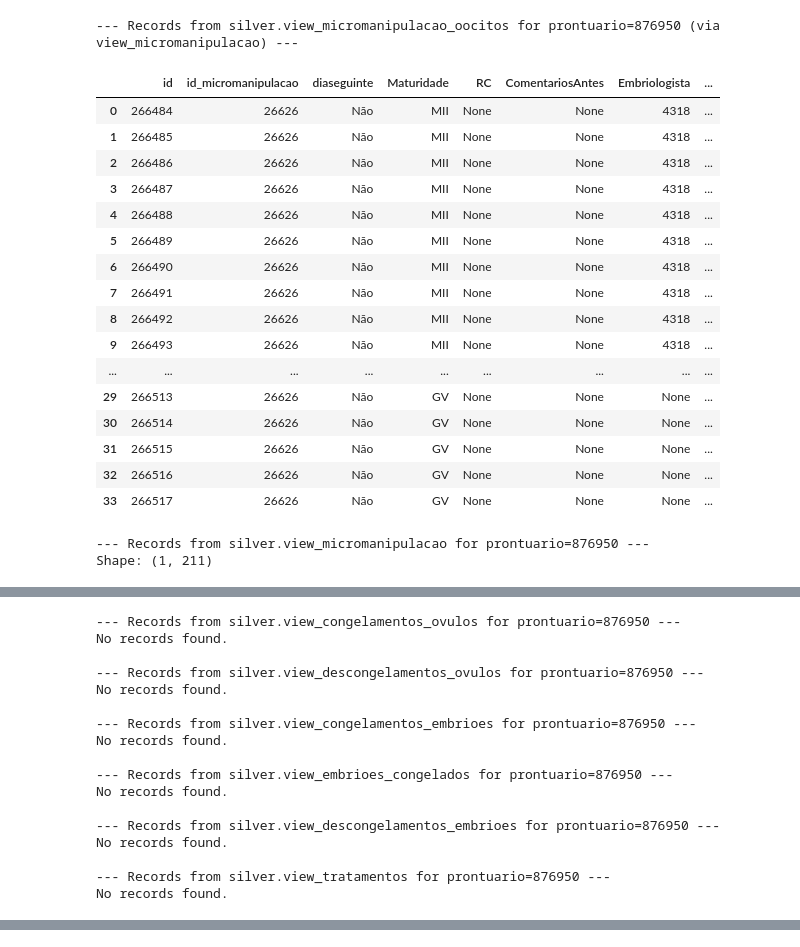
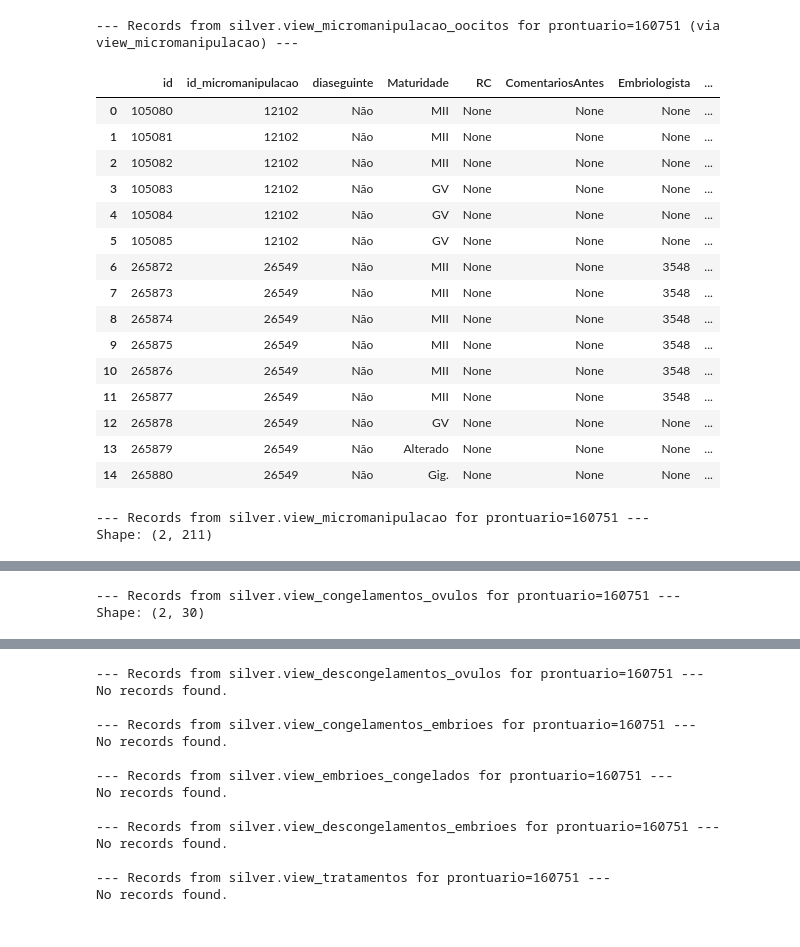
Before and after one commit to bobbypestana/embryoscope-extraction, a Jupyter notebook: clinisys/explore/explores_prontuario.ipynb, the cells around one changed output, grey strips where cells are left out. Cells and saved outputs as stored; diff of their text form; code cells hidden in the pictures.

```diff
--- a/clinisys/explore/explores_prontuario.ipynb
+++ b/clinisys/explore/explores_prontuario.ipynb
@@ -28,7 +28,7 @@ micromanip_oocitos_table = 'view_micromanipulacao_oocitos'
 
 
 # Prompt for prontuario
-prontuario = '876950' #'160751' #'171805'
+prontuario = '160751' #'160751' #'171805'
 
 # Connect to DuckDB
 db = duckdb.connect(DB_PATH)
@@ -53,50 +53,49 @@ try:
         if not df.empty:
             display(df)
         else:
             print('No records found.')
     else:
         print('No matching codigo_ficha found in view_micromanipulacao.')
 except Exception as e:
     print(f'Error querying {use_schema}.{micromanip_oocitos_table}:', e)
 
 
 for table in silver_tables:
     print(f'\n--- Records from {use_schema}.{table} for prontuario={prontuario} ---')
     # Some tables may not have prontuario, so try/except
     try:
         df = db.execute(f"""
             SELECT * FROM {use_schema}.{table}
             WHERE prontuario = ?
             order by 1
         """, [prontuario]).df()
         if not df.empty:
             print(f'Shape: {df.shape}')
             display(df)
         else:
             print('No records found.')
     except Exception as e:
         print(f'Error querying {use_schema}.{table}:', e)
 
 db.close()
 # %% [output]
---- Records from silver.view_micromanipulacao_oocitos for prontuario=876950 (via view_micromanipulacao) ---
+--- Records from silver.view_micromanipulacao_oocitos for prontuario=160751 (via view_micromanipulacao) ---
 |  | id | id_micromanipulacao | diaseguinte | Maturidade | RC | ComentariosAntes | Embriologista | ... |
-| 0 | 266484 | 26626 | Não | MII | None | None | 4318 | ... |
-| 1 | 266485 | 26626 | Não | MII | None | None | 4318 | ... |
-| 2 | 266486 | 26626 | Não | MII | None | None | 4318 | ... |
-| 3 | 266487 | 26626 | Não | MII | None | None | 4318 | ... |
-| 4 | 266488 | 26626 | Não | MII | None | None | 4318 | ... |
-| 5 | 266489 | 26626 | Não | MII | None | None | 4318 | ... |
-| 6 | 266490 | 26626 | Não | MII | None | None | 4318 | ... |
-| 7 | 266491 | 26626 | Não | MII | None | None | 4318 | ... |
-| 8 | 266492 | 26626 | Não | MII | None | None | 4318 | ... |
-| 9 | 266493 | 26626 | Não | MII | None | None | 4318 | ... |
-| ... | ... | ... | ... | ... | ... | ... | ... | ... |
-| 29 | 266513 | 26626 | Não | GV | None | None | None | ... |
-| 30 | 266514 | 26626 | Não | GV | None | None | None | ... |
-| 31 | 266515 | 26626 | Não | GV | None | None | None | ... |
-| 32 | 266516 | 26626 | Não | GV | None | None | None | ... |
-| 33 | 266517 | 26626 | Não | GV | None | None | None | ... |
+| 0 | 105080 | 12102 | Não | MII | None | None | None | ... |
+| 1 | 105081 | 12102 | Não | MII | None | None | None | ... |
+| 2 | 105082 | 12102 | Não | MII | None | None | None | ... |
+| 3 | 105083 | 12102 | Não | GV | None | None | None | ... |
+| 4 | 105084 | 12102 | Não | GV | None | None | None | ... |
+| 5 | 105085 | 12102 | Não | GV | None | None | None | ... |
+| 6 | 265872 | 26549 | Não | MII | None | None | 3548 | ... |
+| 7 | 265873 | 26549 | Não | MII | None | None | 3548 | ... |
+| 8 | 265874 | 26549 | Não | MII | None | None | 3548 | ... |
+| 9 | 265875 | 26549 | Não | MII | None | None | 3548 | ... |
+| 10 | 265876 | 26549 | Não | MII | None | None | 3548 | ... |
+| 11 | 265877 | 26549 | Não | MII | None | None | 3548 | ... |
+| 12 | 265878 | 26549 | Não | GV | None | None | None | ... |
+| 13 | 265879 | 26549 | Não | Alterado | None | None | None | ... |
+| 14 | 265880 | 26549 | Não | Gig. | None | None | None | ... |
---- Records from silver.view_micromanipulacao for prontuario=876950 ---
-Shape: (1, 211)
+--- Records from silver.view_micromanipulacao for prontuario=160751 ---
+Shape: (2, 211)
 |  | codigo_ficha | numero_caso | prontuario | IdadeEsposa_DG | IdadeMarido_DG | Data_DL | codigo_congelamento_semen | ... |
@@ -104,17 +104,2 @@ Shape: (1, 211)
---- Records from silver.view_congelamentos_ovulos for prontuario=876950 ---
-No records found.
-
---- Records from silver.view_descongelamentos_ovulos for prontuario=876950 ---
-No records found.
-
---- Records from silver.view_congelamentos_embrioes for prontuario=876950 ---
-No records found.
-
---- Records from silver.view_embrioes_congelados for prontuario=876950 ---
-No records found.
-
---- Records from silver.view_descongelamentos_embrioes for prontuario=876950 ---
-No records found.
-
---- Records from silver.view_tratamentos for prontuario=876950 ---
-No records found.
+--- Records from silver.view_congelamentos_ovulos for prontuario=160751 ---
+Shape: (2, 30)
@@ -120,0 +109,14 @@ No records found.
+--- Records from silver.view_descongelamentos_ovulos for prontuario=160751 ---
+No records found.
+
+--- Records from silver.view_congelamentos_embrioes for prontuario=160751 ---
+No records found.
+
+--- Records from silver.view_embrioes_congelados for prontuario=160751 ---
+No records found.
+
+--- Records from silver.view_descongelamentos_embrioes for prontuario=160751 ---
+No records found.
+
+--- Records from silver.view_tratamentos for prontuario=160751 ---
+No records found.
```
Also changed, not shown: parts of 1 cell of this notebook, 19 other files.
